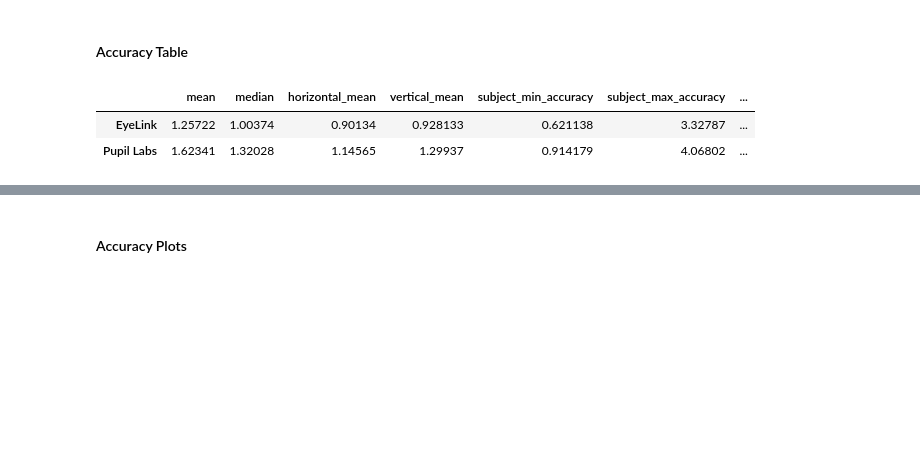
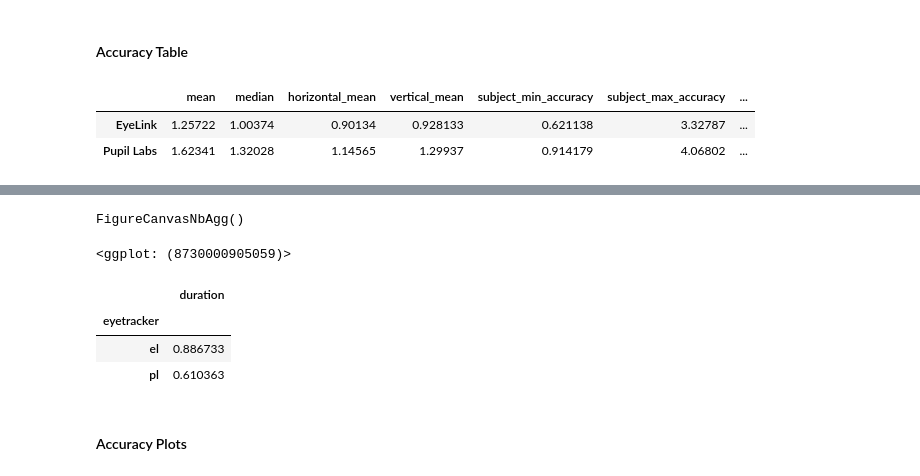
Before and after one commit to behinger/etcomp, a Jupyter notebook: code/be_main.ipynb, the cells around one changed output, grey strips where cells are left out. Cells and saved outputs as stored; diff of their text form; code cells hidden in the pictures; blank space fills up the shorter version.

```diff
--- a/code/be_main.ipynb
+++ b/code/be_main.ipynb
@@ -156,3 +190,15 @@ LARGE_GRID.make_table_accuracy(raw_large_grid_df)
+# %%
+ggplot(raw_large_grid_df.query("subject=='VP4'"),aes(x="duration"))+geom_histogram(binwidth=0.1)+coord_cartesian(xlim=(0,3))+facet_grid("~eyetracker")
+# %% [output]
+FigureCanvasNbAgg()
+<ggplot: (8730000905059)>
+# %%
+raw_large_grid_df.groupby(["subject","eyetracker"],as_index=False).duration.agg("median").groupby("eyetracker").agg("mean")
+# %% [output]
+|  | duration |
+| eyetracker |  |
+| el | 0.886733 |
+| pl | 0.610363 |
 # %% [markdown]
 #### Accuracy Plots
 # %% [markdown]
```
Also changed, not shown: parts of 84 cells of this notebook.
